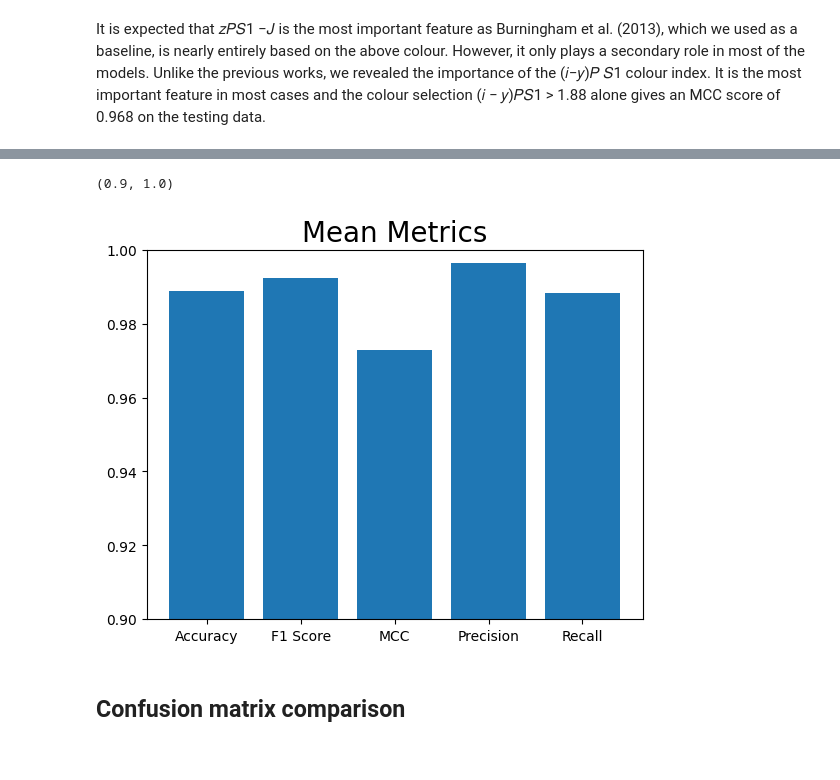
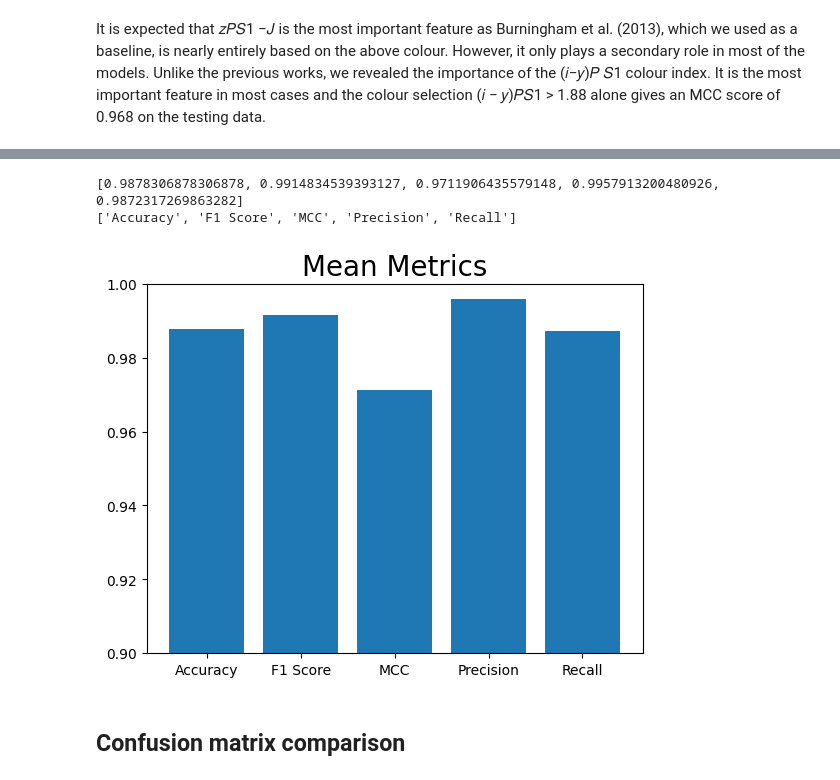
Before and after one commit to uh2000/brown_dwarf_detection, a Jupyter notebook: main.ipynb, the cells around one changed output, grey strips where cells are left out. Saved outputs shown, nothing was run; the diff lists cells and outputs as text; code cells hidden in the pictures.

```diff
--- a/main.ipynb
+++ b/main.ipynb
@@ -523,20 +477,24 @@ plt.ylim(0.8,1)
 # %%
 mean_Accuracy = np.mean(data['Accuracy'])
 mean_F1_score = np.mean(data['F1 Score'])
-mean_MCC      = np.mean(data['MCC'])
+mean_MCC      = np.mean(data['MCC'][:3])
 mean_Precision= np.mean(data['Precision'])
 mean_Recall   = np.mean(data['Recall'])
 
 Mean_metrics = [mean_Accuracy, mean_F1_score, mean_MCC, mean_Precision, mean_Recall]
 names = ["Accuracy", "F1 Score", "MCC", "Precision", "Recall"]
 
 # Mean_metrics.unstack().plot(kind='bar', stacked=False, color = fold_colors, fontsize = font_size-3)
 plt.bar(names, Mean_metrics)
 plt.title("Mean Metrics", size = header_font_size)
 plt.ylim(0.9,1)
+
+print(Mean_metrics)
+print(names)
 # %% [output]
-(0.9, 1.0)
+[0.9878306878306878, 0.9914834539393127, 0.9711906435579148, 0.9957913200480926, 0.9872317269863282]
+['Accuracy', 'F1 Score', 'MCC', 'Precision', 'Recall']
-[figure, old version]
+[figure, new version]
 # %% [markdown]
 ## Confusion matrix comparison
 # %%
```
Also changed, not shown: parts of 10 cells of this notebook.
